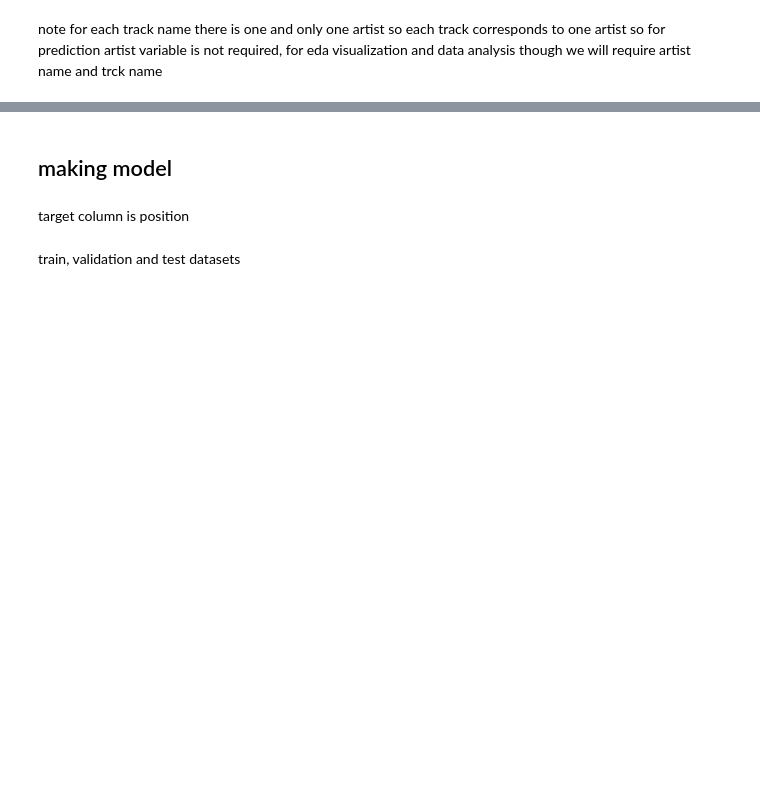
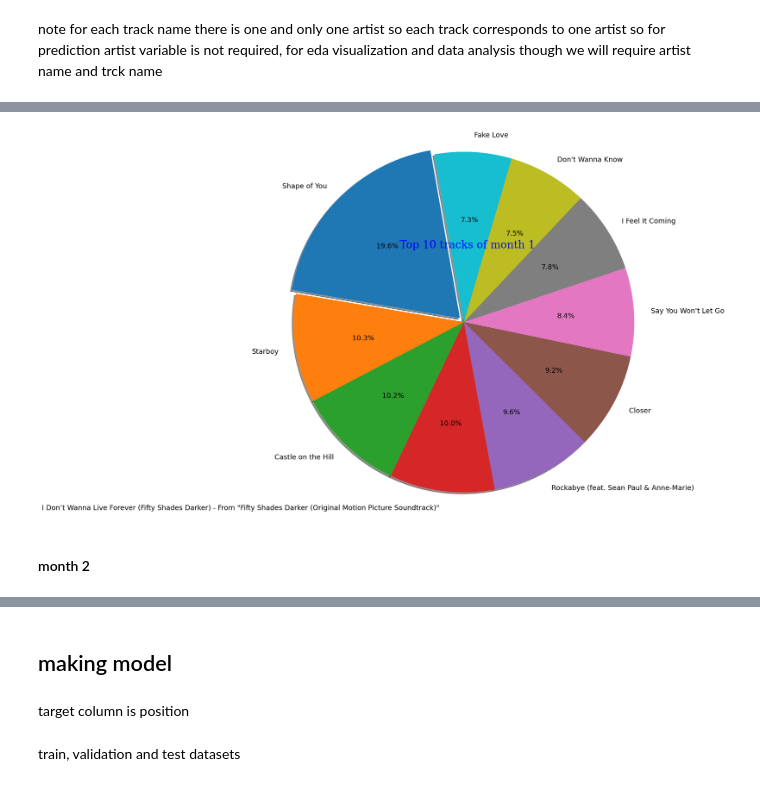
Before and after one commit to rohan34237/AML, a Jupyter notebook: work.ipynb, the cells around one changed output, grey strips where cells are left out. Drawn from its saved outputs; the diff is of its cells as text; code cells hidden in the pictures; blank space fills up the shorter version.

```diff
--- a/work.ipynb
+++ b/work.ipynb
@@ -468,0 +472,8 @@ note for each track name there is one and only one artist so each track correspo
+# %%
+track_month=pd.DataFrame(columns=['Month','Track with most streams','No of Streams']).copy()
+
+for i in track_month:
+
+    track_month[i]=np.zeros(12, dtype=int)
+
+track_month
@@ -468,0 +593,6 @@ note for each track name there is one and only one artist so each track correspo
+# %%
+month1_track_analysis=data[data['Month']==1].pivot_table('Streams', ['Track Name'], 'Month', aggfunc='sum').copy()
+
+month1_track_analysis.fillna(0, inplace=True)
+
+month1_track_analysis.head()
@@ -468,0 +607,10 @@ note for each track name there is one and only one artist so each track correspo
+# %%
+month1_top10=pd.DataFrame(columns=['No of Streams','top 10 tracks'])
+
+month1_top10['No of Streams']=sorted(month1_track_analysis[1],reverse=True)[:10]
+
+for i in range(len(month1_top10['No of Streams'])):
+
+    month1_top10['top 10 tracks'][i]=month1_track_analysis.index[month1_track_analysis[1] == month1_top10['No of Streams'][i]].values[0]
+
+month1_top10
@@ -468,0 +629,18 @@ note for each track name there is one and only one artist so each track correspo
+# %%
+ # font of title
+ font1 = {'family':'serif','color':'blue','size':20}
+
+ # Title
+ plt.title("Top 10 tracks of month 1", fontdict = font1, loc = 'right')
+
+
+ plt.pie(month1_top10['No of Streams'], labels = month1_top10['top 10 tracks'], textprops={'fontsize': 13}, startangle=100,
+         explode = (.1, 0, 0, 0, 0, 0, 0, 0, 0, 0), shadow = True, radius = 3, autopct = '%1.1f%%')
+
+
+ # show the plot
+ plt.show()
+# %% [output]
+[figure, added]
+# %% [markdown]
+#### month 2
```
Also changed, not shown: parts of 117 cells of this notebook, 1 other file.
